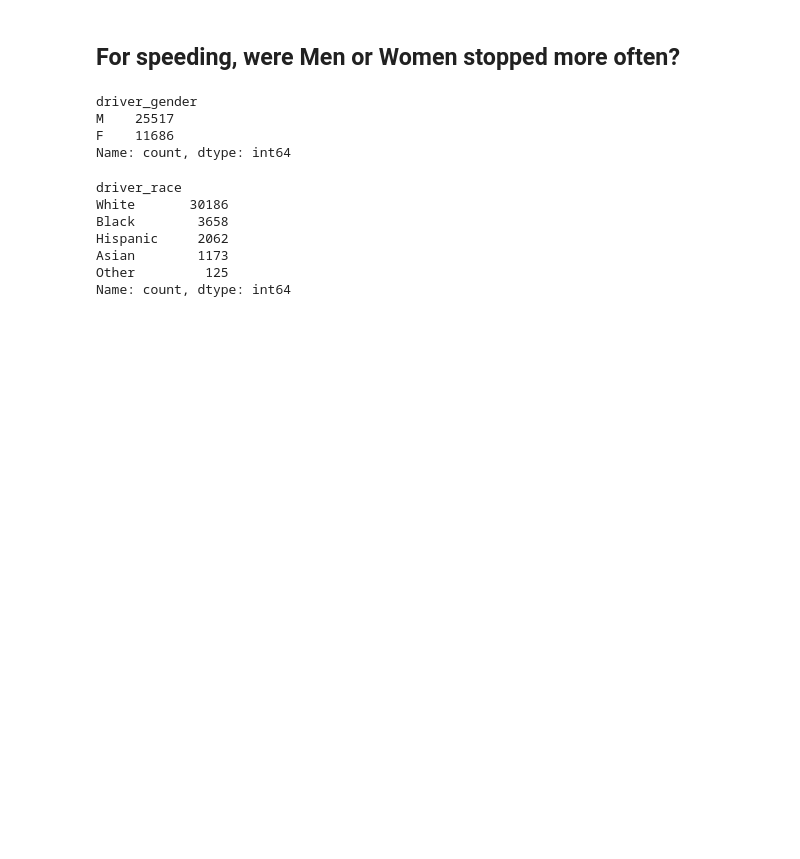
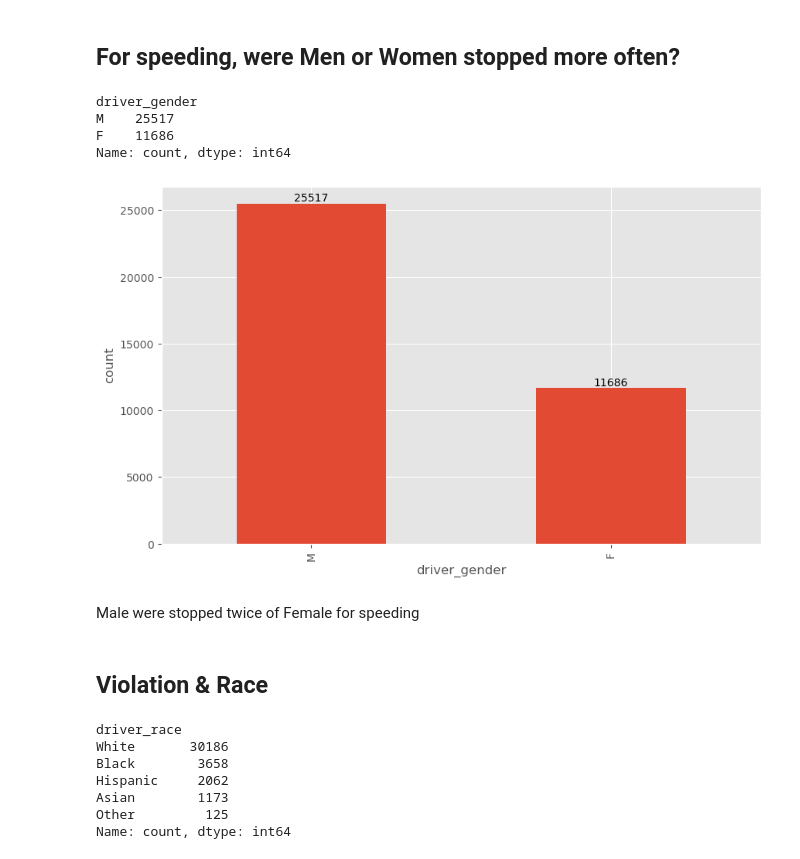
Before and after one commit to Aayush-Basnet/Data-Analysis-Project, a Jupyter notebook: Project 03- Data Analysis of Police Report.ipynb, the cells around one changed output. Cells and saved outputs as stored; diff of their text form; code cells hidden in the pictures; blank space fills up the shorter version.

```diff
--- a/Project 03- Data Analysis of Police Report.ipynb
+++ b/Project 03- Data Analysis of Police Report.ipynb
@@ -4 +11,3 @@ import numpy as np
+# %%
+plt.style.use('ggplot')
 # %%
@@ -101,12 +112,28 @@ df
 # %% [markdown]
 ## For speeding, were Men or Women stopped more often?
 # %%
-df[df['violation']=='Speeding'].driver_gender.value_counts()
+vs = df[df['violation']=='Speeding'].driver_gender.value_counts()
+vs
 # %% [output]
 driver_gender
 M    25517
 F    11686
 Name: count, dtype: int64
+# %%
+ax= vs.plot(kind = 'bar',ylabel='count',figsize=(10,6))
+
+for p in ax.patches:
+    ax.annotate(str(p.get_height()), (p.get_x() + p.get_width() / 2., p.get_height()),
+                ha='center', va='center', xytext=(0, 5), textcoords='offset points')
+
+# Show plot
+plt.show()
+# %% [output]
+[figure, added]
+# %% [markdown]
+Male were stopped twice of Female for speeding
+# %% [markdown]
+## Violation & Race
 # %%
 df[df['violation']=='Speeding'].driver_race.value_counts()
 # %% [output]
```
Also changed, not shown: parts of 26 cells of this notebook.
